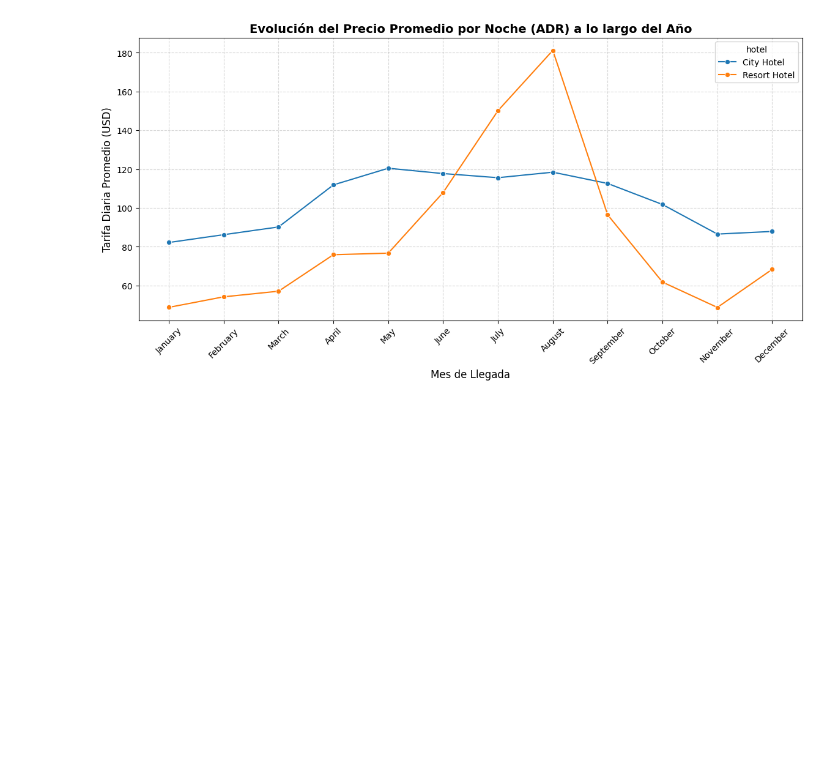
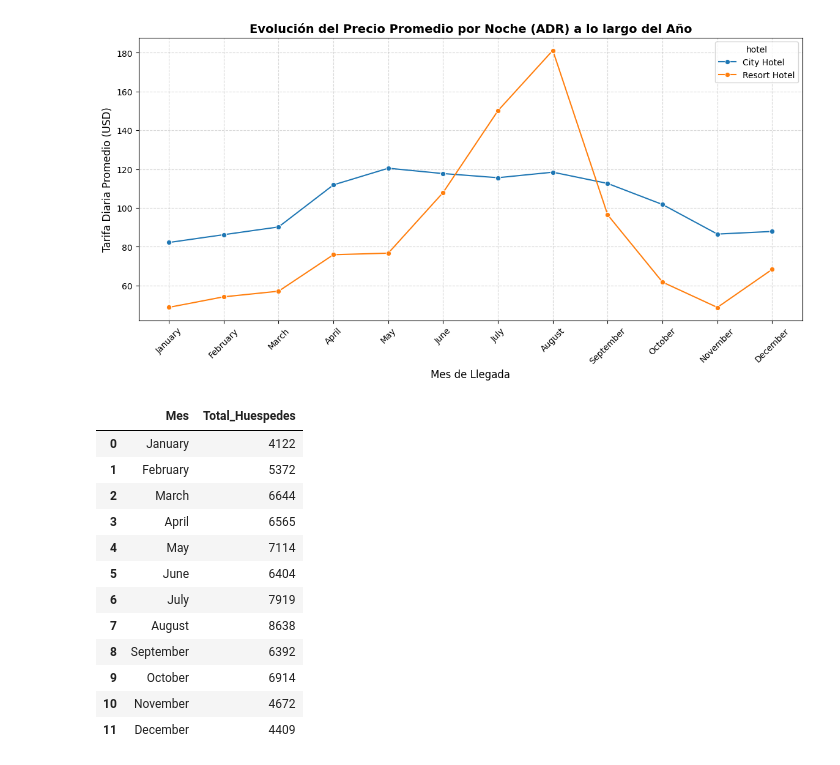
Before and after one commit to luisferdm6/02_analisis_hotelero_pandas, a Jupyter notebook: 01_limpieza_y_agrupaciones_hotel.ipynb, the cells around one changed output. Drawn from its saved outputs; the diff is of its cells as text; code cells hidden in the pictures; blank space fills up the shorter version.

```diff
--- a/01_limpieza_y_agrupaciones_hotel.ipynb
+++ b/01_limpieza_y_agrupaciones_hotel.ipynb
@@ -572,3 +572,25 @@ plt.grid(True, linestyle='--', alpha=0.5)
 plt.show()
 # %% [output]
 [figure]
+# %%
+#¿Agosto es también el mes en el que recibimos a más personas, o el volumen de clientes se concentra en otra época del año?
+
+ocupacion_mensual = reservas_validas.groupby('arrival_date_month', observed=True)['hotel'].count().reset_index()
+
+ocupacion_mensual.columns = ['Mes', 'Total_Huespedes']
+
+ocupacion_mensual
+# %% [output]
+|  | Mes | Total_Huespedes |
+| 0 | January | 4122 |
+| 1 | February | 5372 |
+| 2 | March | 6644 |
+| 3 | April | 6565 |
+| 4 | May | 7114 |
+| 5 | June | 6404 |
+| 6 | July | 7919 |
+| 7 | August | 8638 |
+| 8 | September | 6392 |
+| 9 | October | 6914 |
+| 10 | November | 4672 |
+| 11 | December | 4409 |
```
Also changed, not shown: parts of 2 cells of this notebook.
